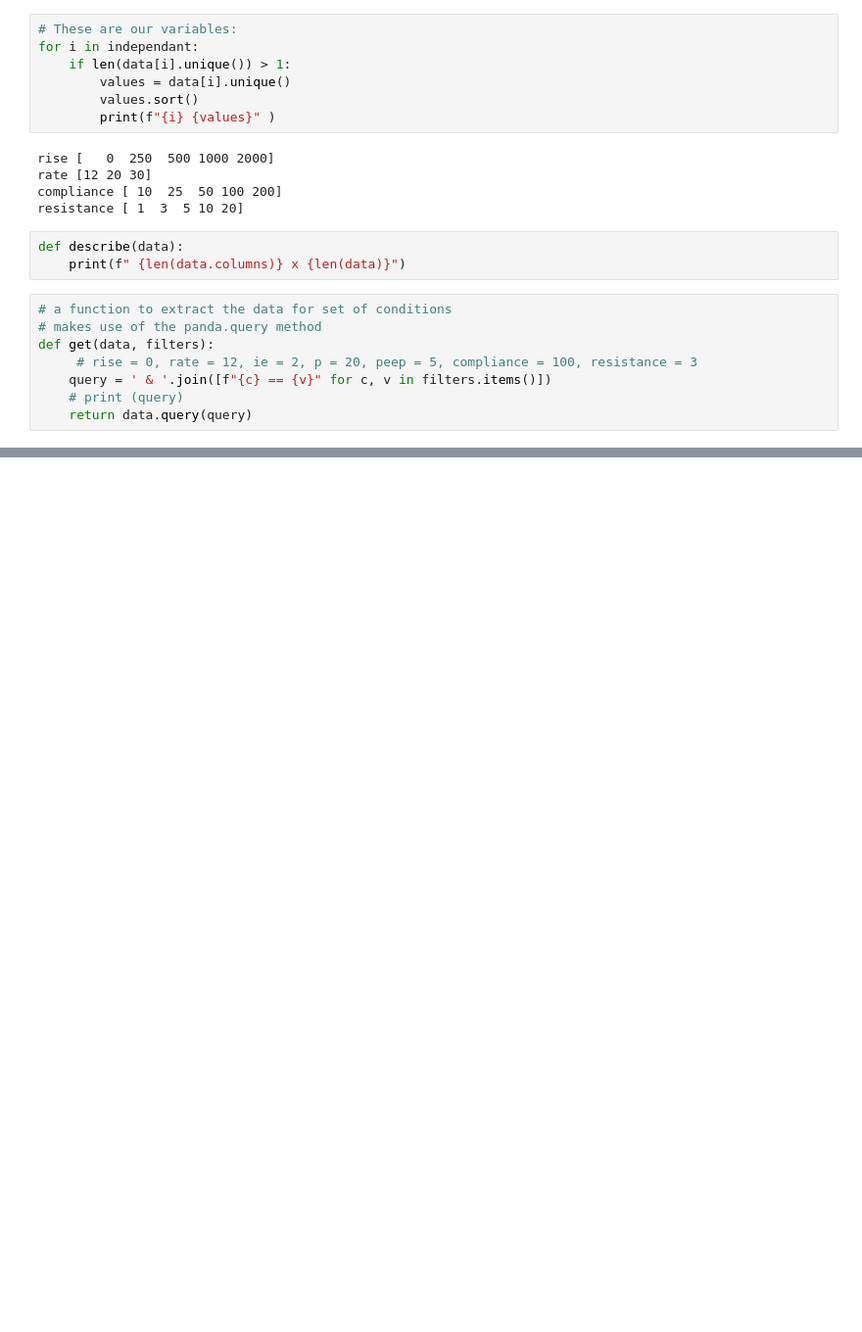
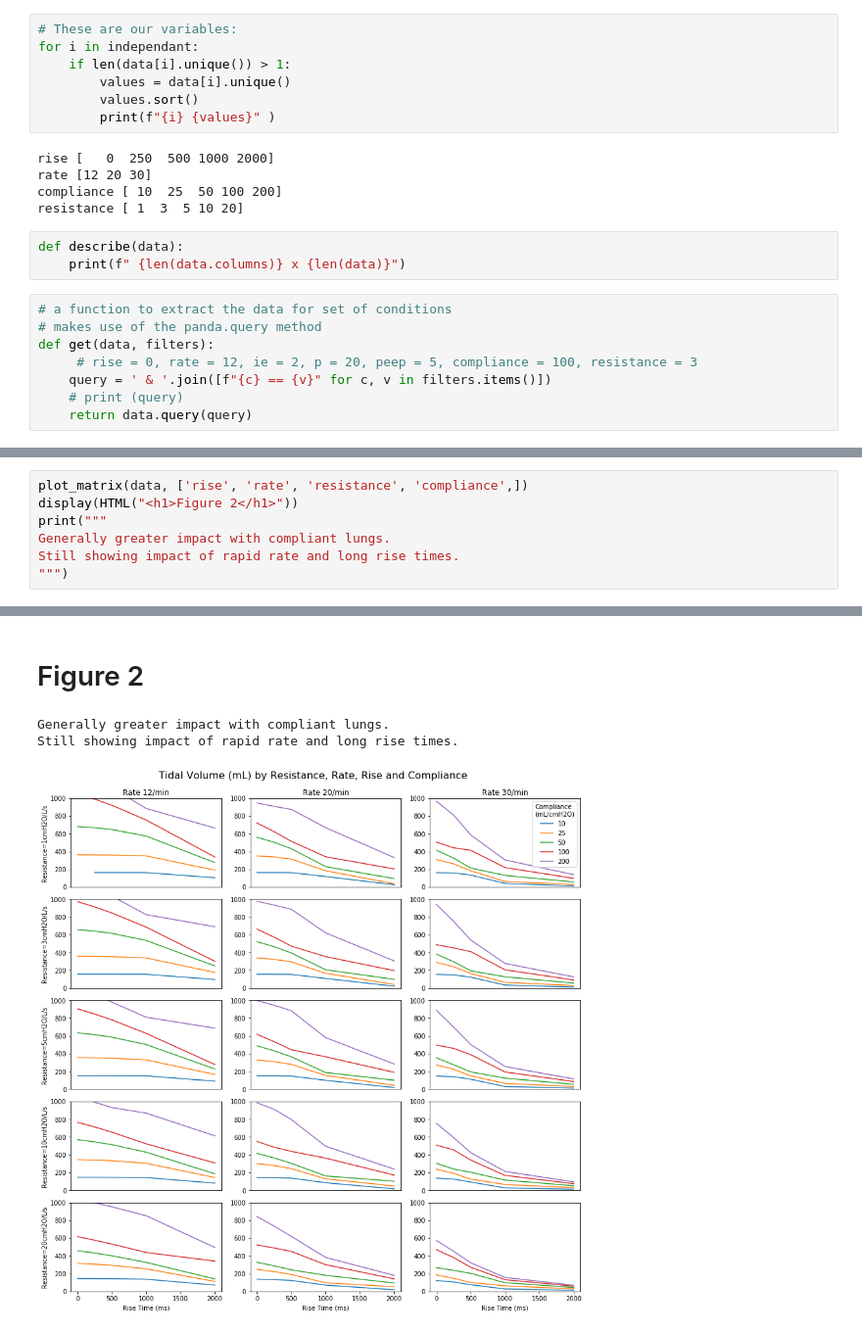
Before and after one commit to PubInv/simulink-pressure-lung, a Jupyter notebook: data/plots.ipynb, the cells around one changed output, grey strips where cells are left out. Shown: that part at 98% size. Drawn from its saved outputs; the diff is of its cells as text; blank space fills up the shorter version.

```diff
--- a/data/plots.ipynb
+++ b/data/plots.ipynb
@@ -123,0 +129,8 @@ WARNING went from 16 to 15 rows are cleaning {'ie': 2, 'p': 20, 'peep': 5, 'comp
+# %%
+plot_matrix(data, ['rise', 'rate', 'resistance', 'compliance',])
+display(HTML("<h1>Figure 2</h1>"))
+print("""
+Generally greater impact with compliant lungs.
+Still showing impact of rapid rate and long rise times.
+""")
+# %% [output]
@@ -123,0 +141,4 @@ WARNING went from 16 to 15 rows are cleaning {'ie': 2, 'p': 20, 'peep': 5, 'comp
+Figure 2
+Generally greater impact with compliant lungs.
+Still showing impact of rapid rate and long rise times.
+[figure, added]
```
Also changed, not shown: parts of 7 cells of this notebook.
